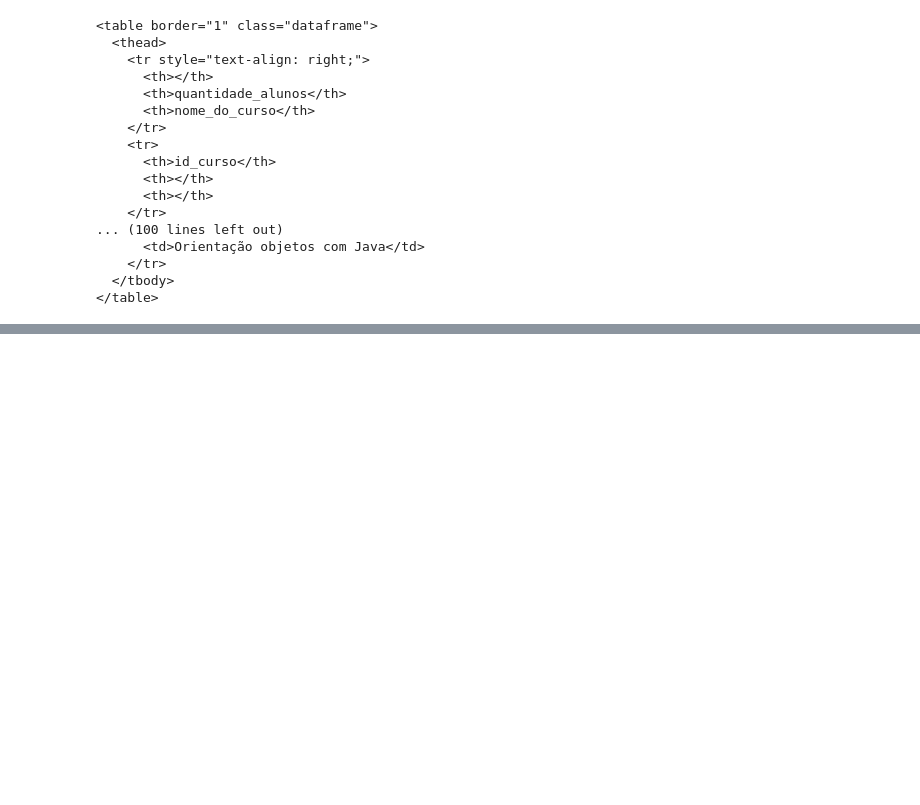
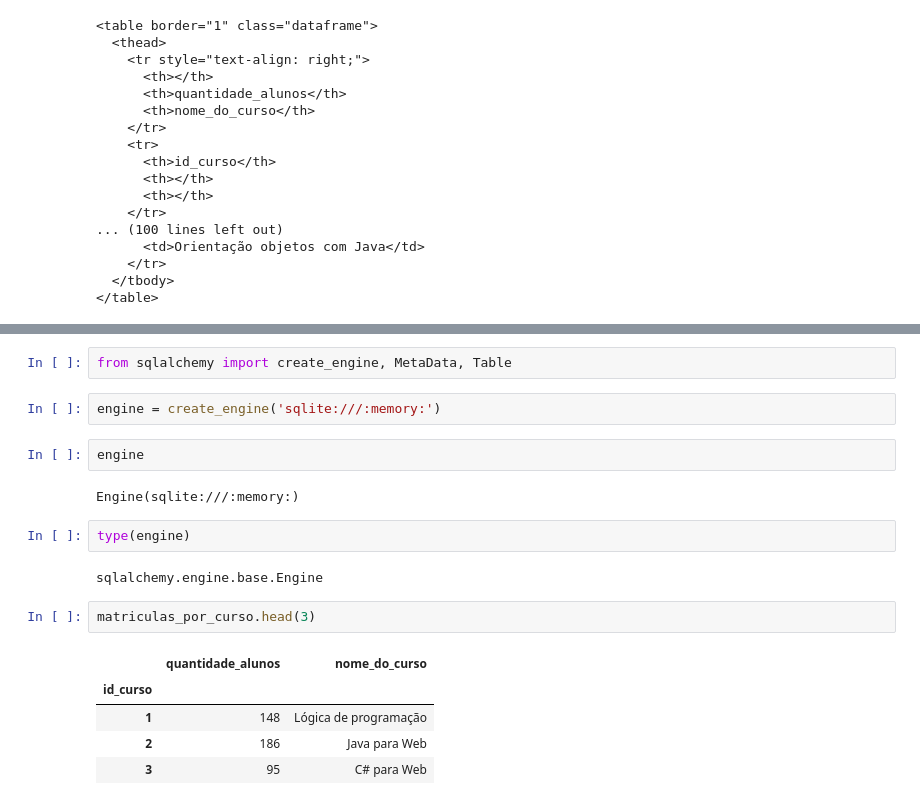
Before and after one commit to joutav/Curso-Pandas-IO, a Jupyter notebook: Pandas IO.ipynb, the cells around one changed output, grey strips where cells are left out. Cells and saved outputs as stored; diff of their text form; blank space fills up the shorter version.

```diff
--- a/Pandas IO.ipynb
+++ b/Pandas IO.ipynb
@@ -393,0 +400,20 @@ print(matriculas_html)
+# %%
+from sqlalchemy import create_engine, MetaData, Table
+# %%
+engine = create_engine('sqlite:///:memory:')
+# %%
+engine
+# %% [output]
+Engine(sqlite:///:memory:)
+# %%
+type(engine)
+# %% [output]
+sqlalchemy.engine.base.Engine
+# %%
+matriculas_por_curso.head(3)
+# %% [output]
+|  | quantidade_alunos | nome_do_curso |
+| id_curso |  |  |
+| 1 | 148 | Lógica de programação |
+| 2 | 186 | Java para Web |
+| 3 | 95 | C# para Web |
```
Also changed, not shown: parts of 14 cells of this notebook.
